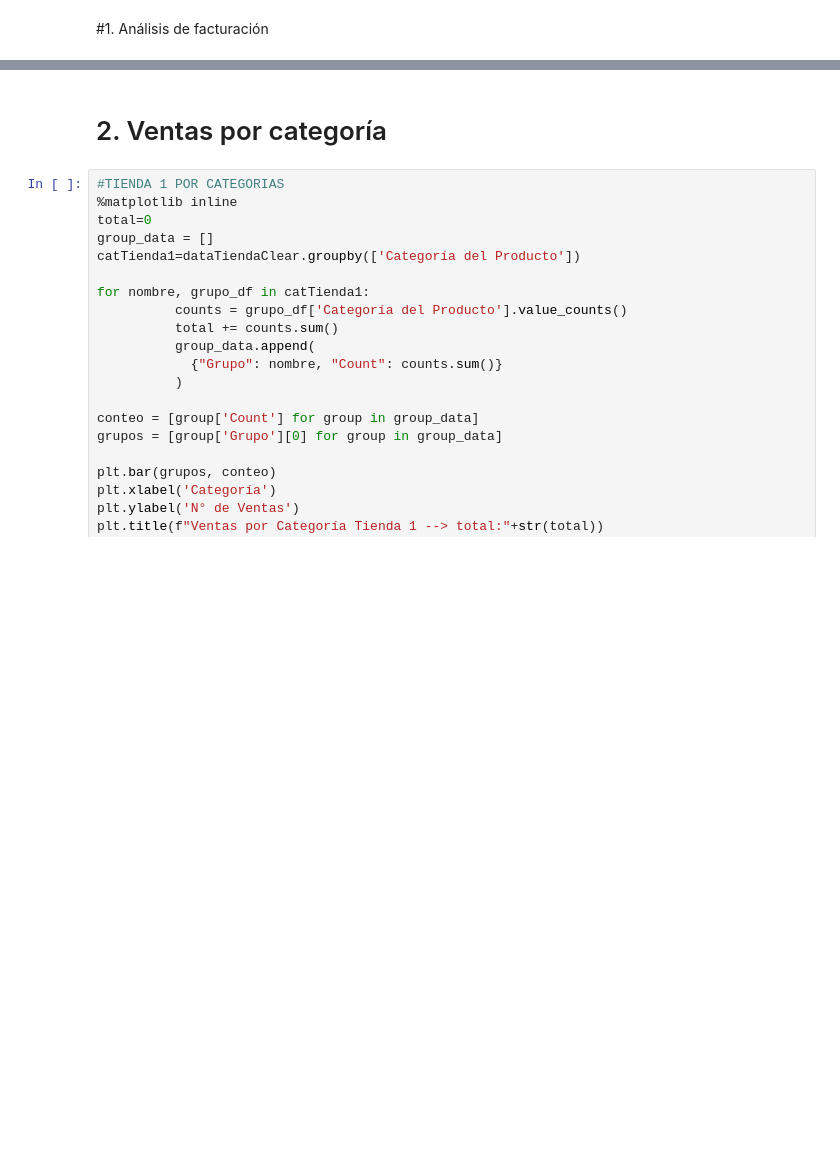
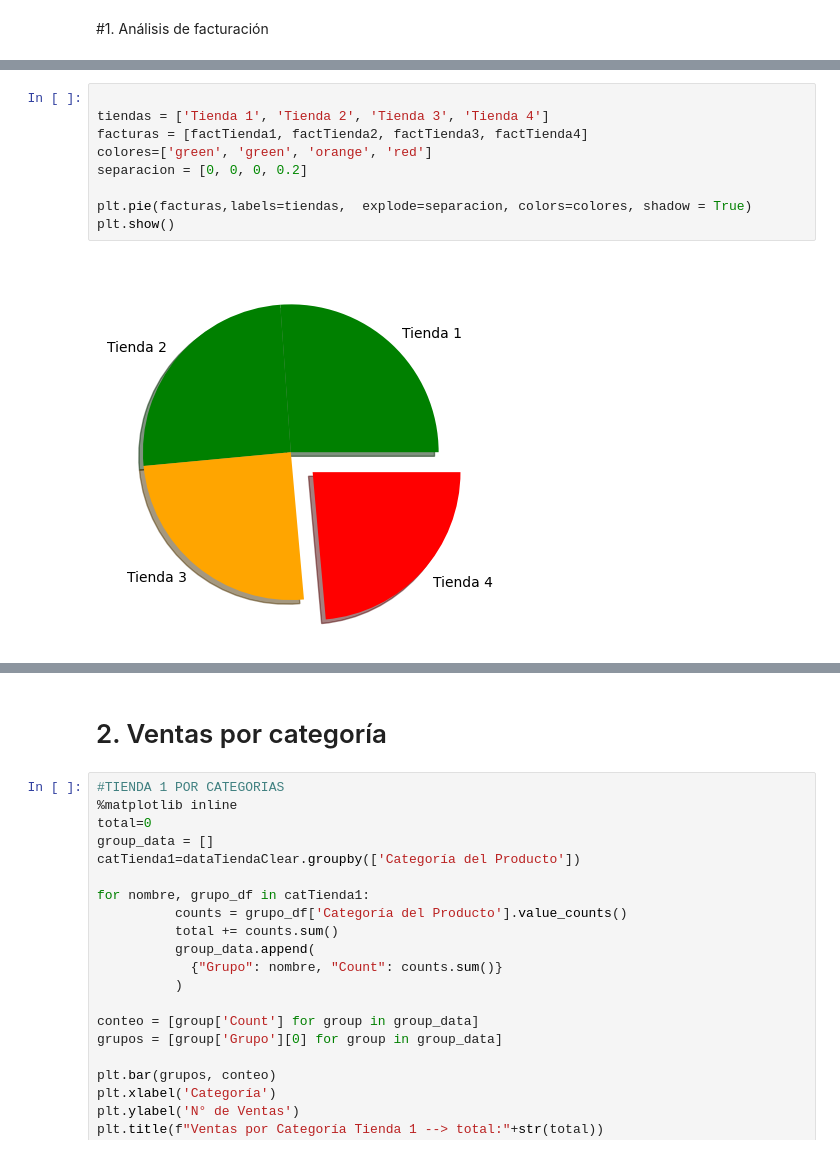
Before and after one commit to educhile1/challenge_datascience1-ONE, a Jupyter notebook: AluraStoreLatam.ipynb, the cells around one changed output, grey strips where cells are left out. Saved outputs shown, nothing was run; the diff lists cells and outputs as text; blank space fills up the shorter version.

```diff
--- a/AluraStoreLatam.ipynb
+++ b/AluraStoreLatam.ipynb
@@ -46,0 +107,11 @@ dataTienda4Clear= dataTienda4.drop(columns=['Cantidad de cuotas', 'lat', 'lon',
+# %%
+
+tiendas = ['Tienda 1', 'Tienda 2', 'Tienda 3', 'Tienda 4']
+facturas = [factTienda1, factTienda2, factTienda3, factTienda4]
+colores=['green', 'green', 'orange', 'red']
+separacion = [0, 0, 0, 0.2]
+
+plt.pie(facturas,labels=tiendas,  explode=separacion, colors=colores, shadow = True)
+plt.show()
+# %% [output]
+[figure, added]
```
Also changed, not shown: parts of 8 cells of this notebook.
